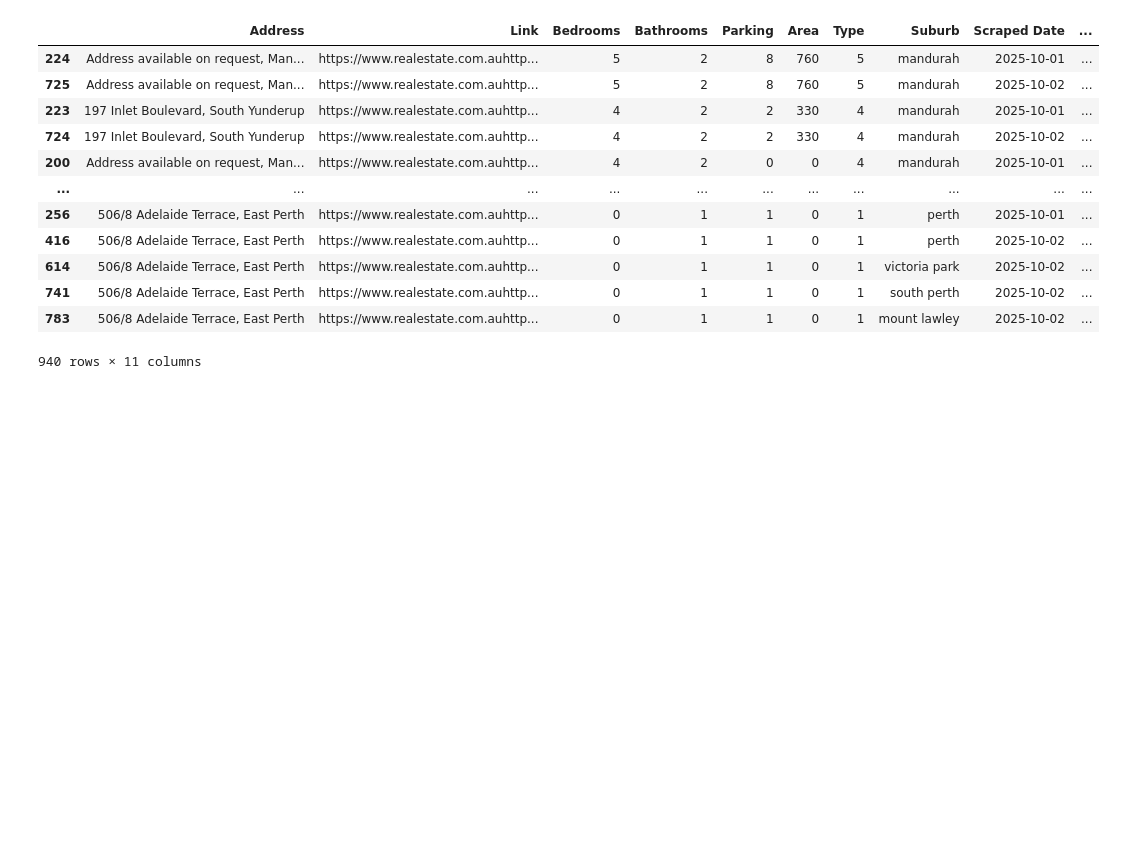
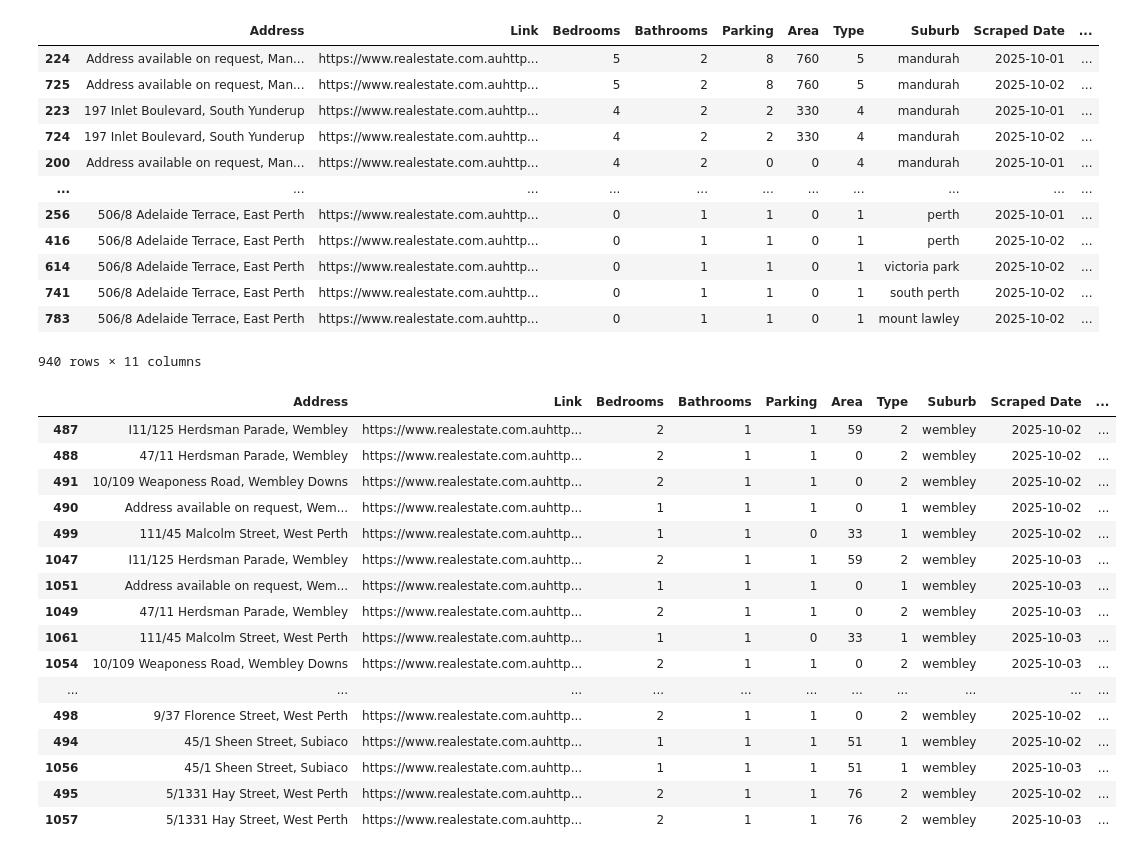
Before and after one commit to sandovalj60/RealEstate_Scraping, a Jupyter notebook: Scrape_Test.ipynb, the cells around one changed output. Drawn from its saved outputs; the diff is of its cells as text; code cells hidden in the pictures; blank space fills up the shorter version.

```diff
--- a/Scrape_Test.ipynb
+++ b/Scrape_Test.ipynb
@@ -103 +101,27 @@ df1 = df['Days on Market'].drop
+# %%
+# Show rows for a specific suburb (replace 'perth' with your desired suburb)
+suburb_name = 'wembley'
+wembley_df = df[df['Suburb'].str.lower() == suburb_name.lower()]
+
+
+
+wembley_df.sort_values(by=['Asking Price'])
+# %% [output]
+|  | Address | Link | Bedrooms | Bathrooms | Parking | Area | Type | Suburb | Scraped Date | ... |
+| 487 | I11/125 Herdsman Parade, Wembley | https://www.realestate.com.auhttp... | 2 | 1 | 1 | 59 | 2 | wembley | 2025-10-02 | ... |
+| 488 | 47/11 Herdsman Parade, Wembley | https://www.realestate.com.auhttp... | 2 | 1 | 1 | 0 | 2 | wembley | 2025-10-02 | ... |
+| 491 | 10/109 Weaponess Road, Wembley Downs | https://www.realestate.com.auhttp... | 2 | 1 | 1 | 0 | 2 | wembley | 2025-10-02 | ... |
+| 490 | Address available on request, Wem... | https://www.realestate.com.auhttp... | 1 | 1 | 1 | 0 | 1 | wembley | 2025-10-02 | ... |
+| 499 | 111/45 Malcolm Street, West Perth | https://www.realestate.com.auhttp... | 1 | 1 | 0 | 33 | 1 | wembley | 2025-10-02 | ... |
+| 1047 | I11/125 Herdsman Parade, Wembley | https://www.realestate.com.auhttp... | 2 | 1 | 1 | 59 | 2 | wembley | 2025-10-03 | ... |
+| 1051 | Address available on request, Wem... | https://www.realestate.com.auhttp... | 1 | 1 | 1 | 0 | 1 | wembley | 2025-10-03 | ... |
+| 1049 | 47/11 Herdsman Parade, Wembley | https://www.realestate.com.auhttp... | 2 | 1 | 1 | 0 | 2 | wembley | 2025-10-03 | ... |
+| 1061 | 111/45 Malcolm Street, West Perth | https://www.realestate.com.auhttp... | 1 | 1 | 0 | 33 | 1 | wembley | 2025-10-03 | ... |
+| 1054 | 10/109 Weaponess Road, Wembley Downs | https://www.realestate.com.auhttp... | 2 | 1 | 1 | 0 | 2 | wembley | 2025-10-03 | ... |
+| ... | ... | ... | ... | ... | ... | ... | ... | ... | ... | ... |
+| 498 | 9/37 Florence Street, West Perth | https://www.realestate.com.auhttp... | 2 | 1 | 1 | 0 | 2 | wembley | 2025-10-02 | ... |
+| 494 | 45/1 Sheen Street, Subiaco | https://www.realestate.com.auhttp... | 1 | 1 | 1 | 51 | 1 | wembley | 2025-10-02 | ... |
+| 1056 | 45/1 Sheen Street, Subiaco | https://www.realestate.com.auhttp... | 1 | 1 | 1 | 51 | 1 | wembley | 2025-10-03 | ... |
+| 495 | 5/1331 Hay Street, West Perth | https://www.realestate.com.auhttp... | 2 | 1 | 1 | 76 | 2 | wembley | 2025-10-02 | ... |
+| 1057 | 5/1331 Hay Street, West Perth | https://www.realestate.com.auhttp... | 2 | 1 | 1 | 76 | 2 | wembley | 2025-10-03 | ... |
 # %%
```
Also changed, not shown: parts of 8 cells of this notebook, 2 other files.
